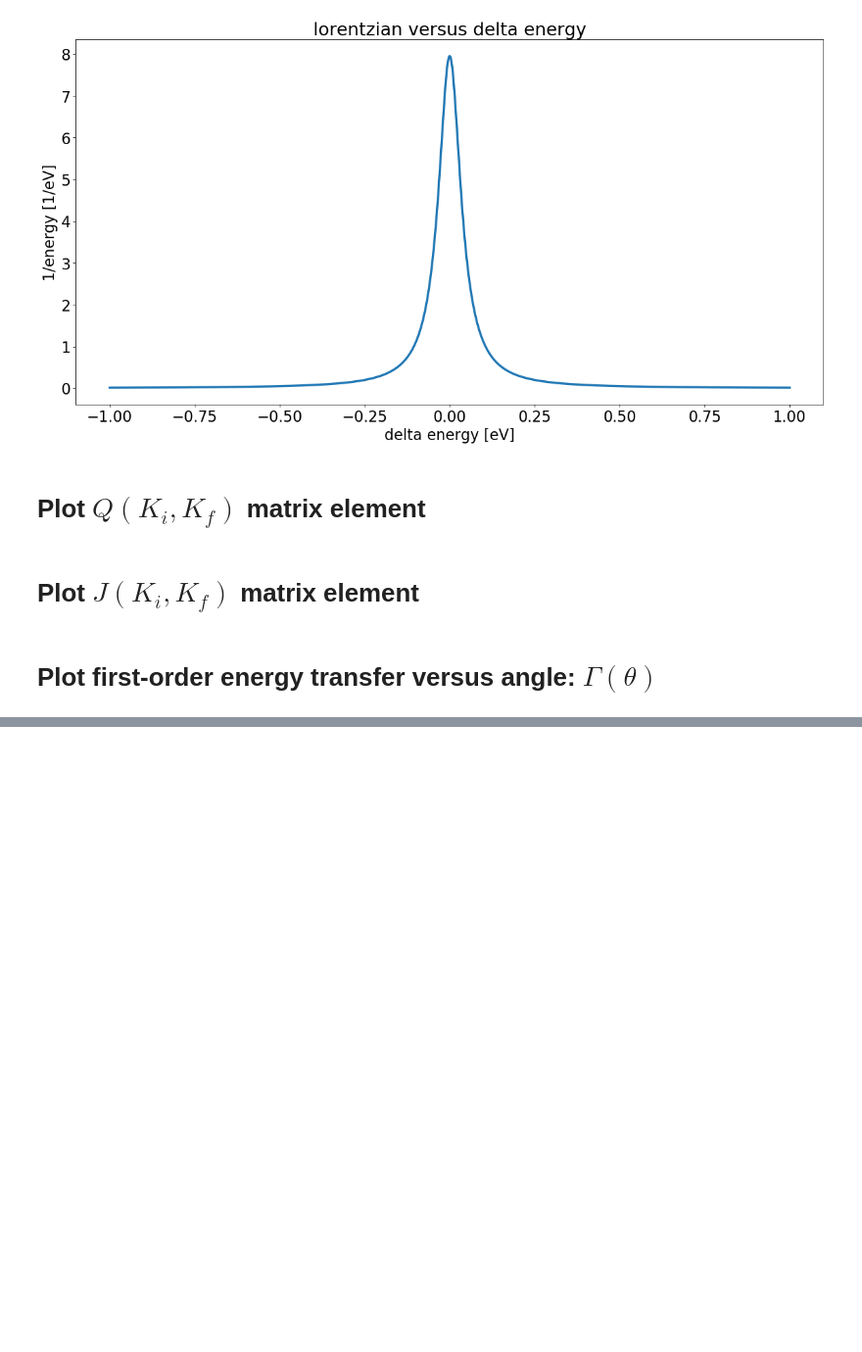
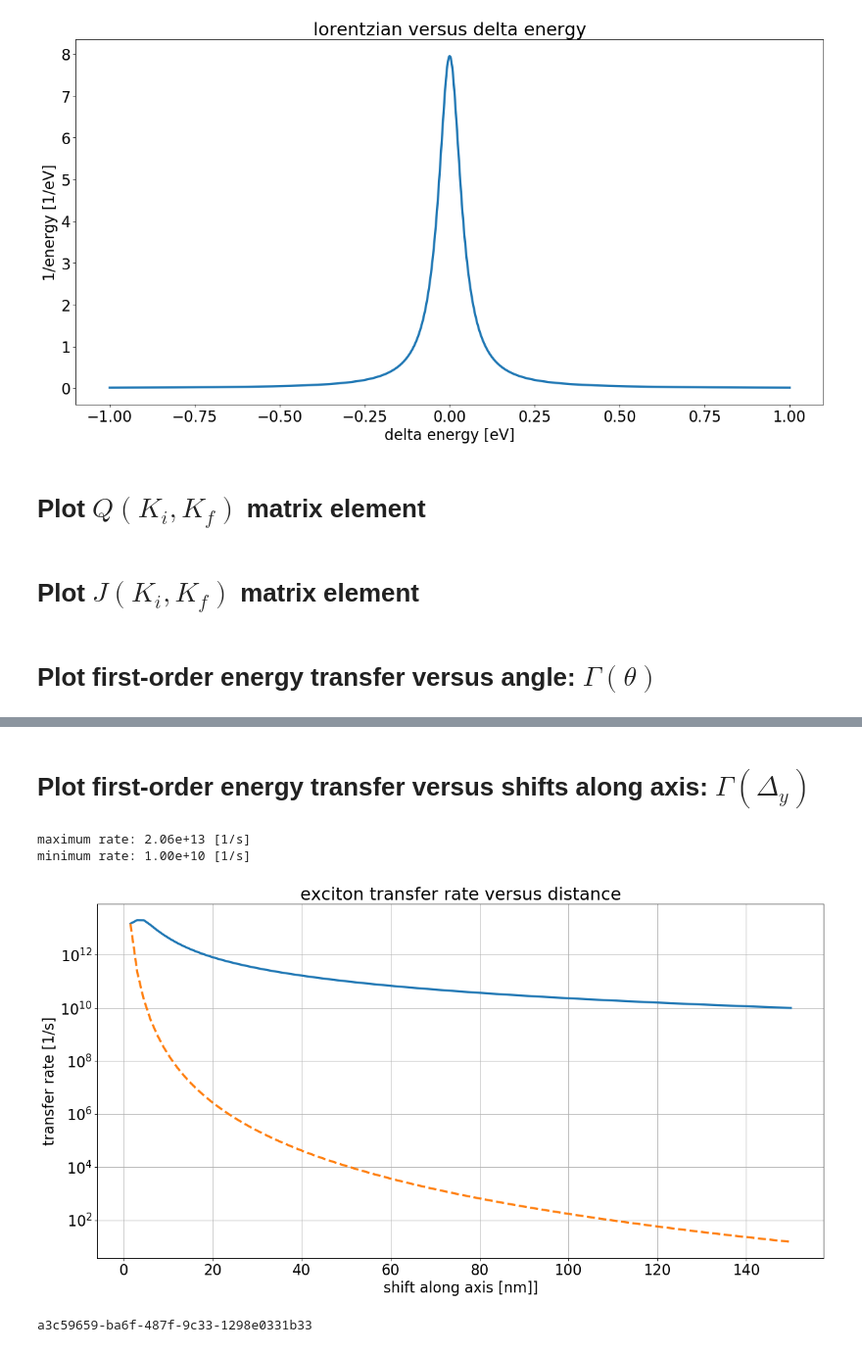
Before and after one commit to amirhosseindavoody/carbon_nanotube_exciton_energy, a Jupyter notebook: cpp/visualize_all.ipynb, the cells around one changed output, grey strips where cells are left out. Shown at 98% size. Saved outputs shown, nothing was run; the diff lists cells and outputs as text; code cells hidden in the pictures; blank space fills up the shorter version.

```diff
--- a/cpp/visualize_all.ipynb
+++ b/cpp/visualize_all.ipynb
@@ -558,0 +657,61 @@ Text(0.5,0,'angle [degrees]')
+# %% [markdown]
+# Plot first-order energy transfer versus shifts along axis: $\Gamma(\Delta_y)$
+# %%
+directory = "/Users/amirhossein/research/exciton_transfer"
+
+######################################
+# load distance vector
+######################################
+filename = os.path.join(directory,"first_order_transfer_rate_vs_axis_shift.shift.dat")
+f = open(filename,mode='r')
+line = f.readline()
+line = f.readline() # second line contains the shape of the cube
+dims = list(map(int, line.split()))
+
+data = np.loadtxt(f)
+data = np.reshape(data,tuple(dims))
+shift = data
+
+######################################
+# load transfer rates
+######################################
+filename = os.path.join(directory,"first_order_transfer_rate_vs_axis_shift.dat")
+f = open(filename,mode='r')
+line = f.readline()
+line = f.readline() # second line contains the shape of the cube
+dims = list(map(int, line.split()))
+
+data = np.loadtxt(f)
+data = np.reshape(data,tuple(dims))
+transfer_rate = data
+
+print("maximum rate: {:3.2e} [1/s]".format(np.amax(transfer_rate)))
+print("minimum rate: {:3.2e} [1/s]".format(np.amin(transfer_rate)))
+
+######################################
+# make fitting lines
+######################################
+transfer_rate_fit = transfer_rate[0]*np.power(shift[0]/shift,6)
+
+fig=plt.figure(figsize=(18, 9), dpi= 80, facecolor='w', edgecolor='k')
+plt.plot(shift*1e9, transfer_rate, linewidth=3)
+plt.plot(shift*1e9, transfer_rate_fit, linewidth=3, linestyle="--")
+
+ax = fig.axes[0]
+ax.set_yscale("log", nonposy='clip')
+
+plt.tick_params(axis='both', which='major', labelsize=20)
+plt.title('exciton transfer rate versus distance', size=24)
+plt.ylabel('transfer rate [1/s]', size=20)
+plt.xlabel('shift along axis [nm]]', size=20)
+plt.grid()
+# %% [output]
+maximum rate: 2.06e+13 [1/s]
+minimum rate: 1.00e+10 [1/s]
+[figure, added]
+# %%
+import uuid
+unique_filename = str(uuid.uuid4())
+print(unique_filename)
+# %% [output]
+a3c59659-ba6f-487f-9c33-1298e0331b33
```
Also changed, not shown: parts of 6 cells of this notebook, 3 other files.
